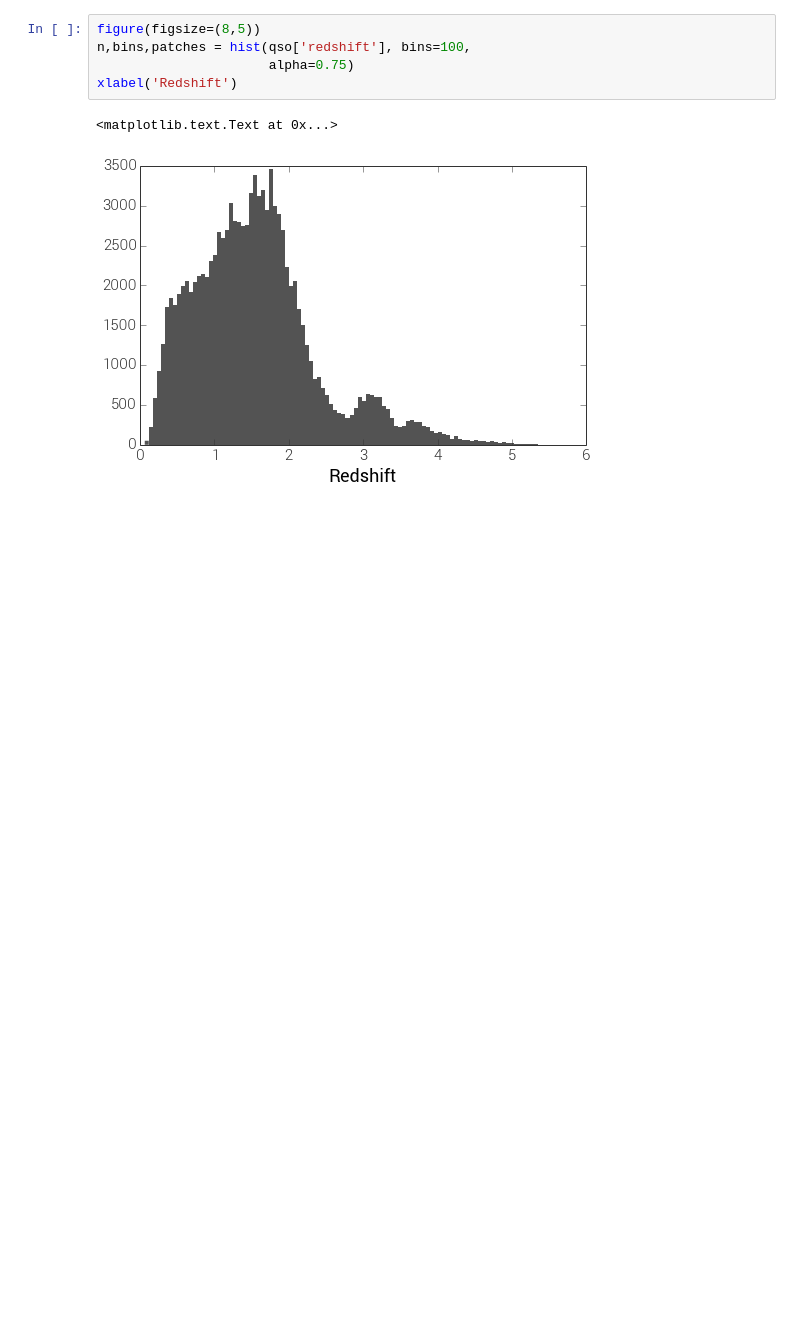
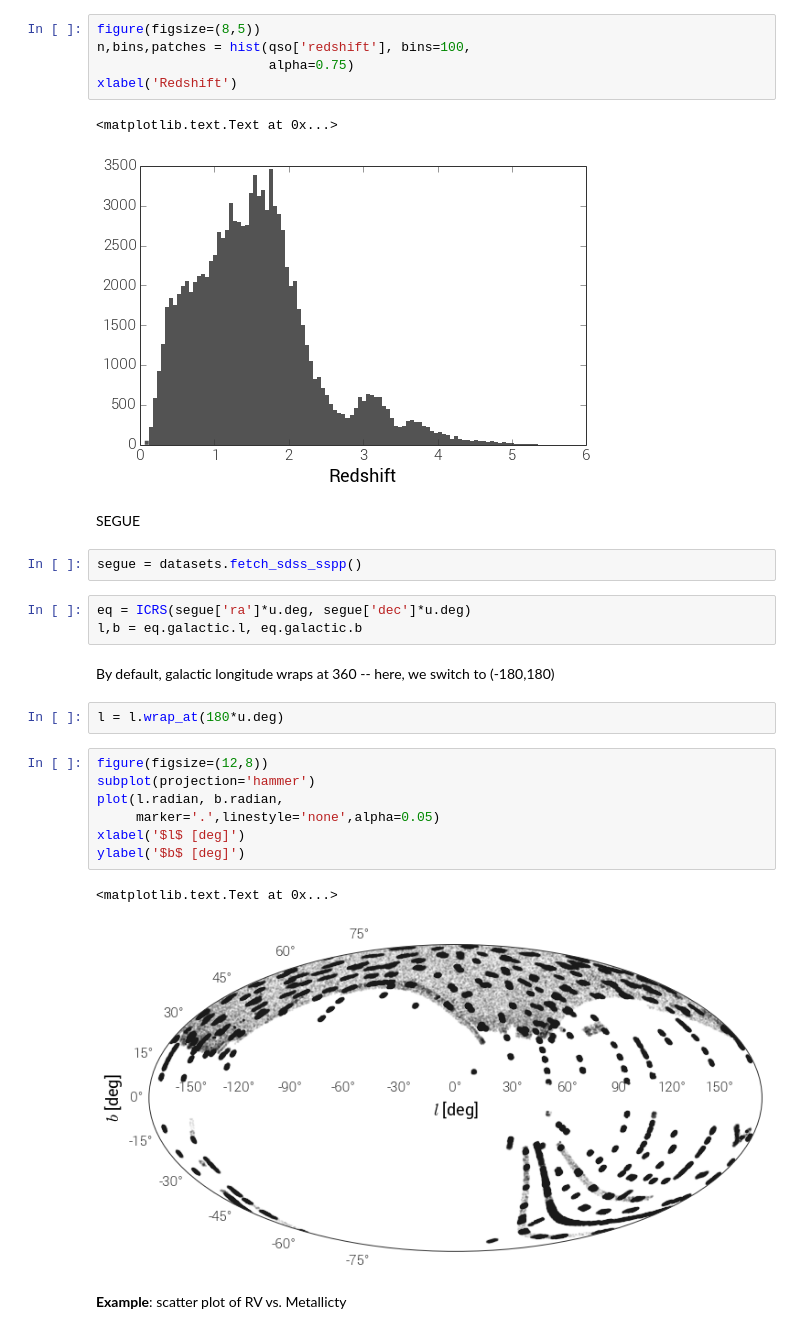
Before and after one commit to adrn/NYCastroML, a Jupyter notebook: Chapter1/Section_1.5.ipynb, the cells around one changed output. Cells and saved outputs as stored; diff of their text form; blank space fills up the shorter version.

```diff
--- a/Chapter1/Section_1.5.ipynb
+++ b/Chapter1/Section_1.5.ipynb
@@ -157,3 +168,26 @@ xlabel('Redshift')
 # %% [output]
 <matplotlib.text.Text at 0x...>
 [figure]
+# %% [markdown]
+<p class='h4'>SEGUE</p>
+# %%
+segue = datasets.fetch_sdss_sspp()
+# %%
+eq = ICRS(segue['ra']*u.deg, segue['dec']*u.deg)
+l,b = eq.galactic.l, eq.galactic.b
+# %% [markdown]
+By default, galactic longitude wraps at 360 -- here, we switch to (-180,180)
+# %%
+l = l.wrap_at(180*u.deg)
+# %%
+figure(figsize=(12,8))
+subplot(projection='hammer')
+plot(l.radian, b.radian,
+     marker='.',linestyle='none',alpha=0.05)
+xlabel('$l$ [deg]')
+ylabel('$b$ [deg]')
+# %% [output]
+<matplotlib.text.Text at 0x...>
+[figure, added]
+# %% [markdown]
+__Example__: scatter plot of RV vs. Metallicty
```
Also changed, not shown: parts of 21 cells of this notebook.
